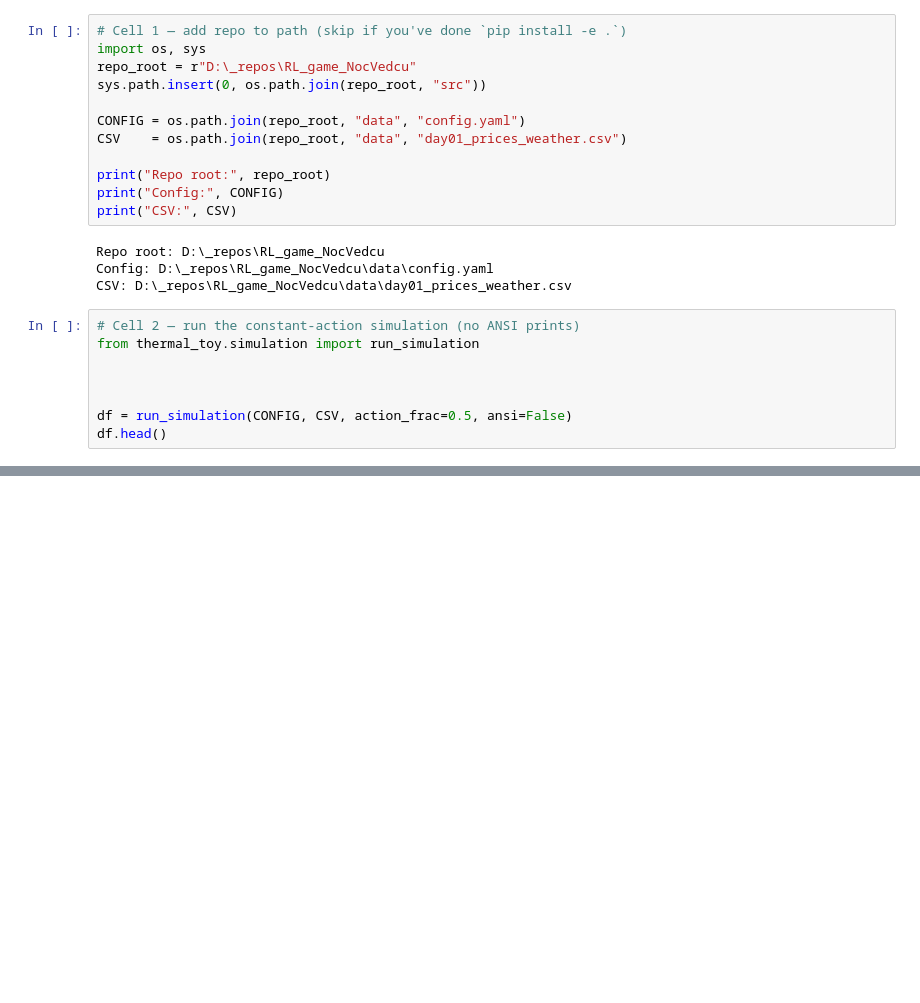
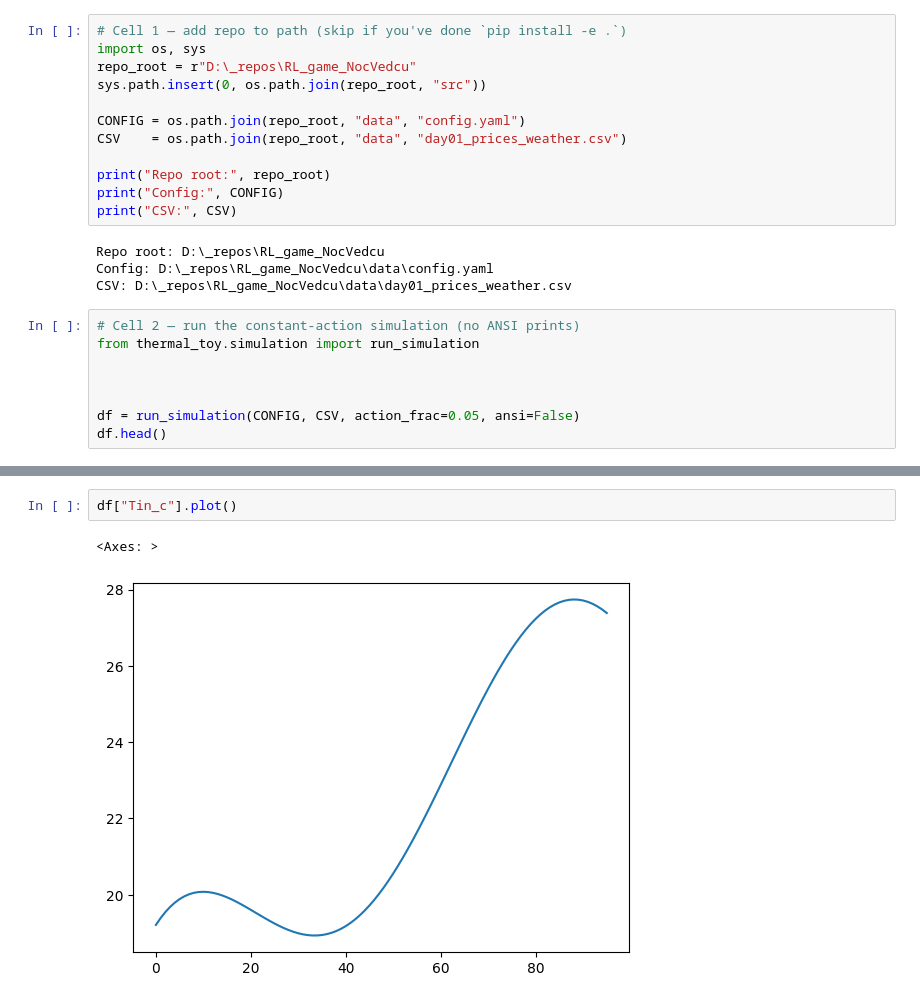
Before and after one commit to agemanzi/RL_game_NocVedcu, a Jupyter notebook: src/simulation.ipynb, the cells around one changed output, grey strips where cells are left out. Drawn from its saved outputs; the diff is of its cells as text; blank space fills up the shorter version.

```diff
--- a/src/simulation.ipynb
+++ b/src/simulation.ipynb
@@ -20,6 +20,6 @@ from thermal_toy.simulation import run_simulation
 
 
 
-df = run_simulation(CONFIG, CSV, action_frac=0.5, ansi=False)
+df = run_simulation(CONFIG, CSV, action_frac=0.05, ansi=False)
 df.head()
 # %% [output]
@@ -26,0 +32,5 @@ ModuleNotFoundError: No module named 'thermal_toy.simulation'
+# %%
+df["Tin_c"].plot()
+# %% [output]
+<Axes: >
+[figure, added]
```
Also changed, not shown: parts of 3 cells of this notebook, 20 other files.
